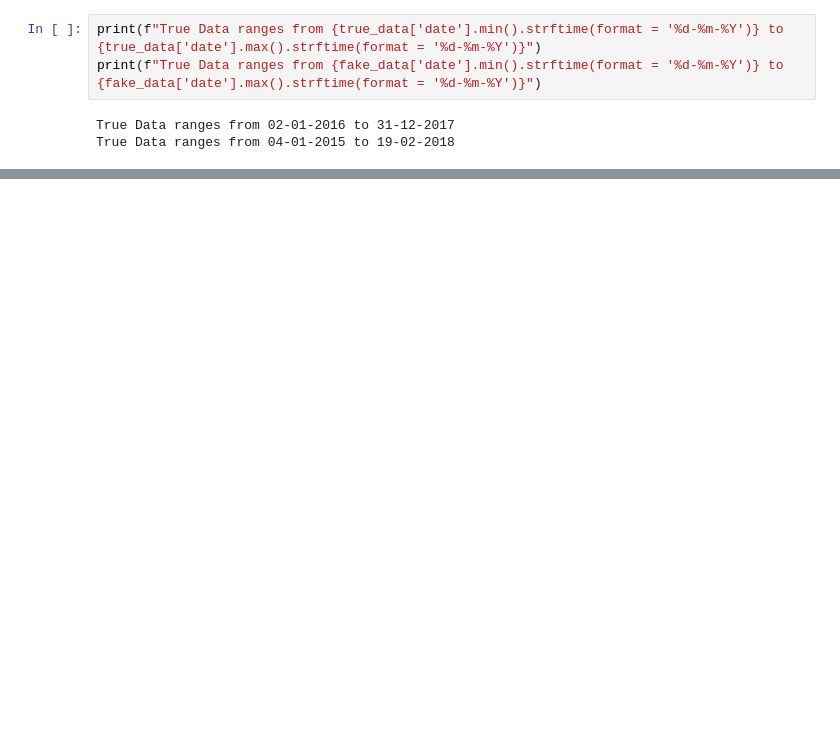
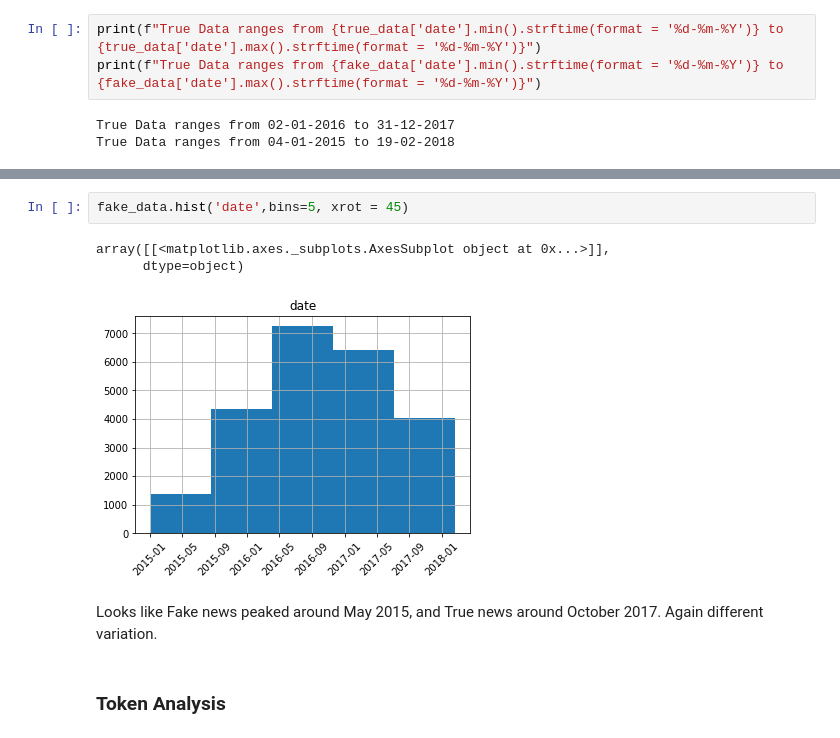
Before and after one commit to suvigyajain0101/Kaggle, a Jupyter notebook: FakeNewsPrediction/EDA.ipynb, the cells around one changed output, grey strips where cells are left out. Drawn from its saved outputs; the diff is of its cells as text; blank space fills up the shorter version.

```diff
--- a/FakeNewsPrediction/EDA.ipynb
+++ b/FakeNewsPrediction/EDA.ipynb
@@ -116,0 +149,10 @@ True Data ranges from 04-01-2015 to 19-02-2018
+# %%
+fake_data.hist('date',bins=5, xrot = 45)
+# %% [output]
+array([[<matplotlib.axes._subplots.AxesSubplot object at 0x...>]],
+      dtype=object)
+[figure, added]
+# %% [markdown]
+Looks like Fake news peaked around May 2015, and True news around October 2017. Again different variation.
+# %% [markdown]
+### Token Analysis
```
Also changed, not shown: parts of 8 cells of this notebook.
